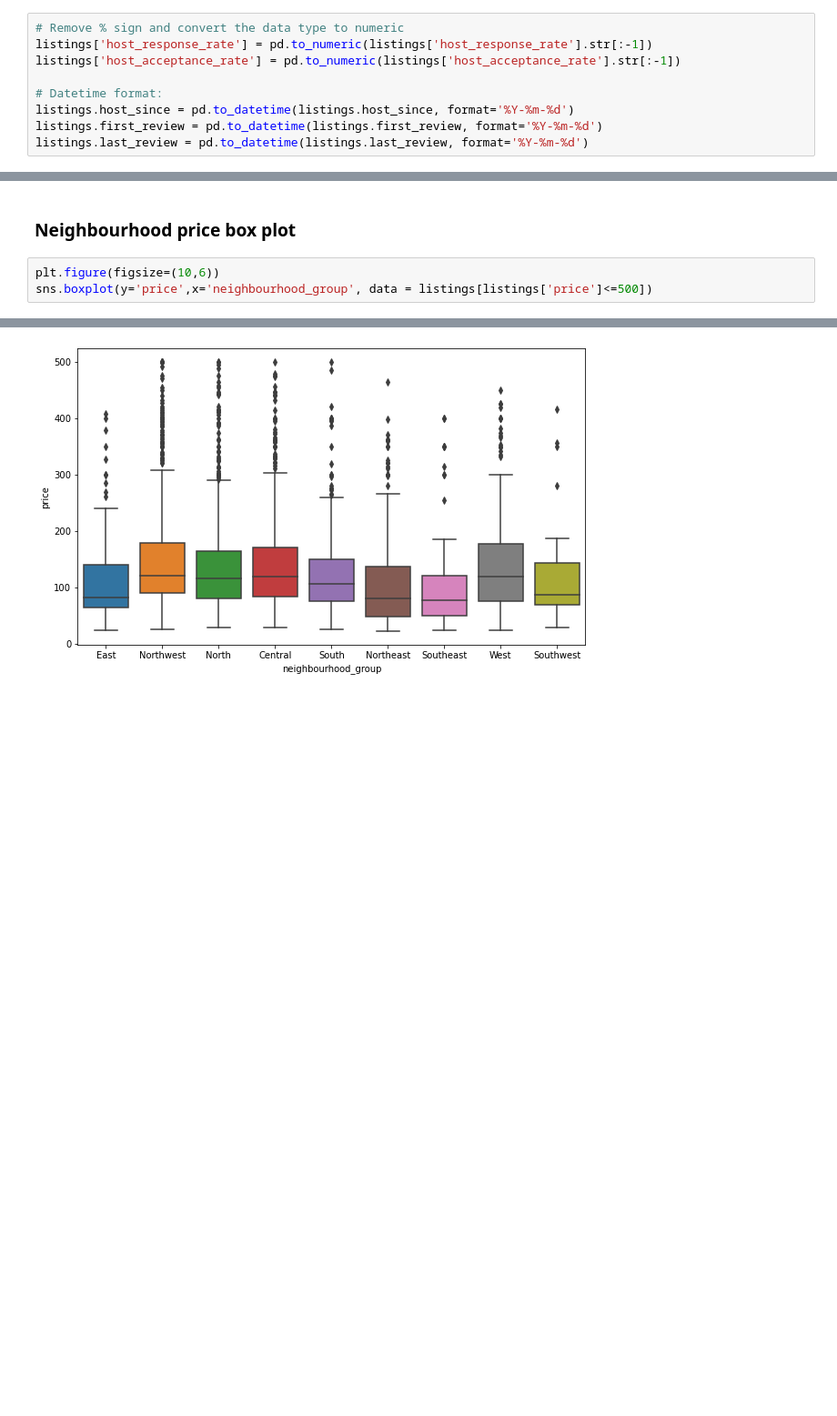
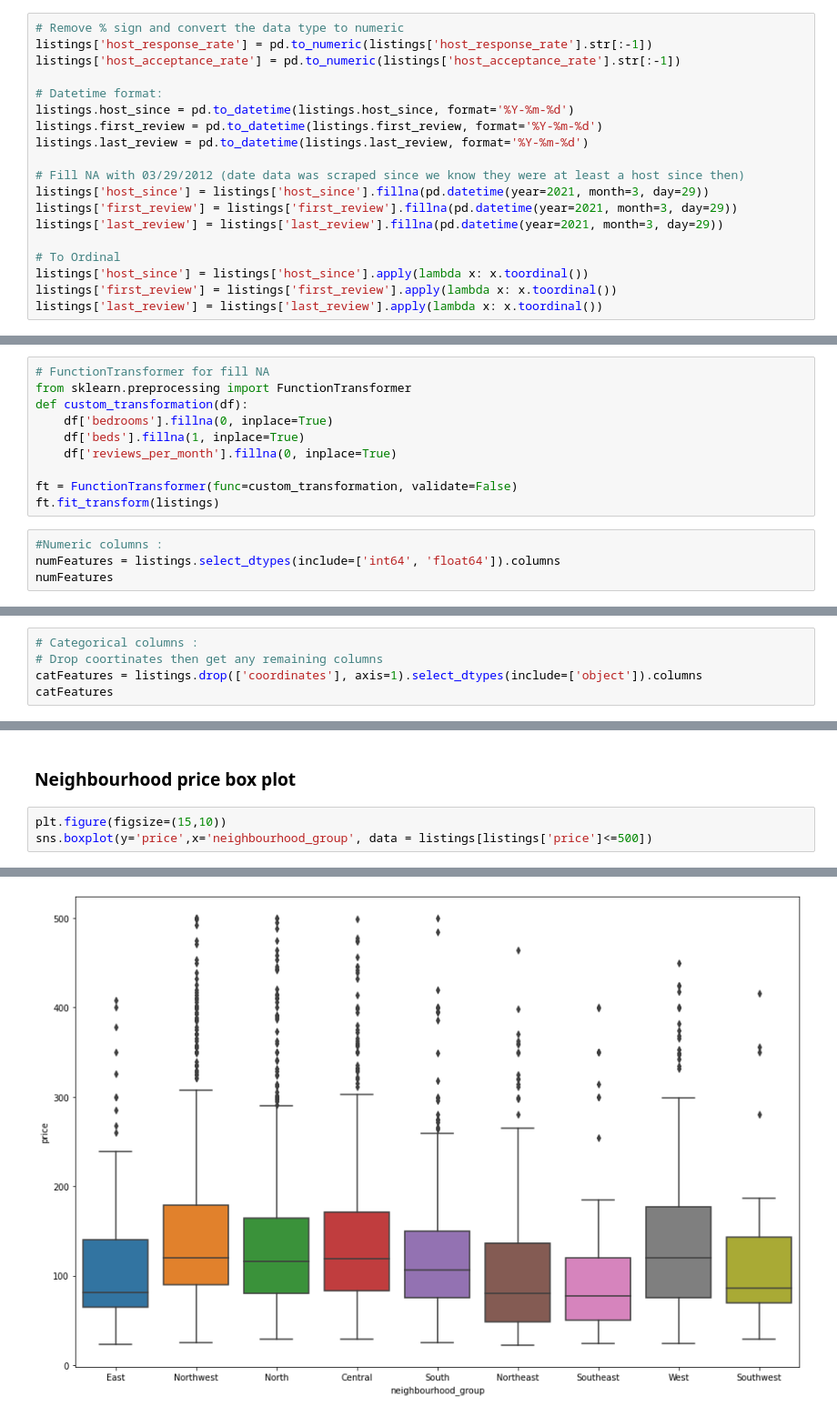
Before and after one commit to jeniscool/tools2-final-project, a Jupyter notebook: final_project_notebook.ipynb, the cells around one changed output, grey strips where cells are left out. Shown: that part at 91% size. Drawn from its saved outputs; the diff is of its cells as text; blank space fills up the shorter version.

```diff
--- a/final_project_notebook.ipynb
+++ b/final_project_notebook.ipynb
@@ -166,3 +183,13 @@ listings['host_acceptance_rate'] = pd.to_numeric(listings['host_acceptance_rate'
 listings.host_since = pd.to_datetime(listings.host_since, format='%Y-%m-%d')
 listings.first_review = pd.to_datetime(listings.first_review, format='%Y-%m-%d')
 listings.last_review = pd.to_datetime(listings.last_review, format='%Y-%m-%d')
+
+# Fill NA with 03/29/2012 (date data was scraped since we know they were at least a host since then)
+listings['host_since'] = listings['host_since'].fillna(pd.datetime(year=2021, month=3, day=29))
+listings['first_review'] = listings['first_review'].fillna(pd.datetime(year=2021, month=3, day=29))
+listings['last_review'] = listings['last_review'].fillna(pd.datetime(year=2021, month=3, day=29))
+
+# To Ordinal
+listings['host_since'] = listings['host_since'].apply(lambda x: x.toordinal())
+listings['first_review'] = listings['first_review'].apply(lambda x: x.toordinal())
+listings['last_review'] = listings['last_review'].apply(lambda x: x.toordinal())
@@ -168,0 +203,14 @@ listings.last_review = pd.to_datetime(listings.last_review, format='%Y-%m-%d')
+# %%
+# FunctionTransformer for fill NA
+from sklearn.preprocessing import FunctionTransformer
+def custom_transformation(df):
+    df['bedrooms'].fillna(0, inplace=True)
+    df['beds'].fillna(1, inplace=True)
+    df['reviews_per_month'].fillna(0, inplace=True)
+
+ft = FunctionTransformer(func=custom_transformation, validate=False)
+ft.fit_transform(listings)
+# %%
+#Numeric columns :
+numFeatures = listings.select_dtypes(include=['int64', 'float64']).columns
+numFeatures
@@ -168,0 +239,5 @@ listings.last_review = pd.to_datetime(listings.last_review, format='%Y-%m-%d')
+# %%
+# Categorical columns :
+# Drop coortinates then get any remaining columns
+catFeatures = listings.drop(['coordinates'], axis=1).select_dtypes(include=['object']).columns
+catFeatures
@@ -325,8 +328,8 @@ plt.show()
 # %% [markdown]
 ### Neighbourhood price box plot
 # %%
-plt.figure(figsize=(10,6))
+plt.figure(figsize=(15,10))
 sns.boxplot(y='price',x='neighbourhood_group', data = listings[listings['price']<=500])
 # %% [output]
 <AxesSubplot:xlabel='neighbourhood_group', ylabel='price'>
-[figure, old version]
+[figure, new version]
```
Also changed, not shown: parts of 57 cells of this notebook, 1 other file.
